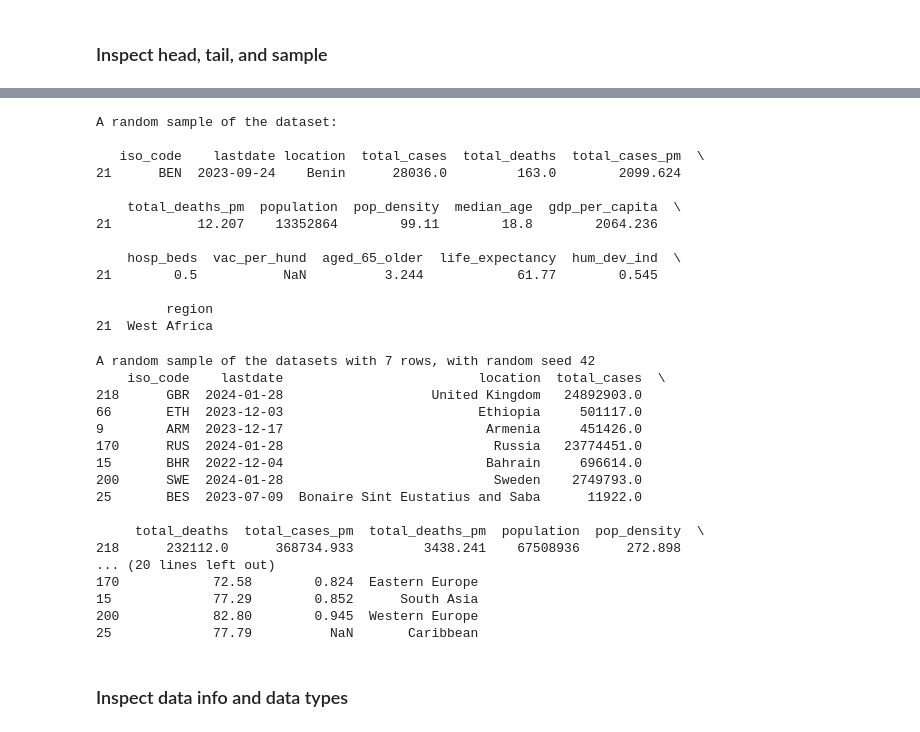
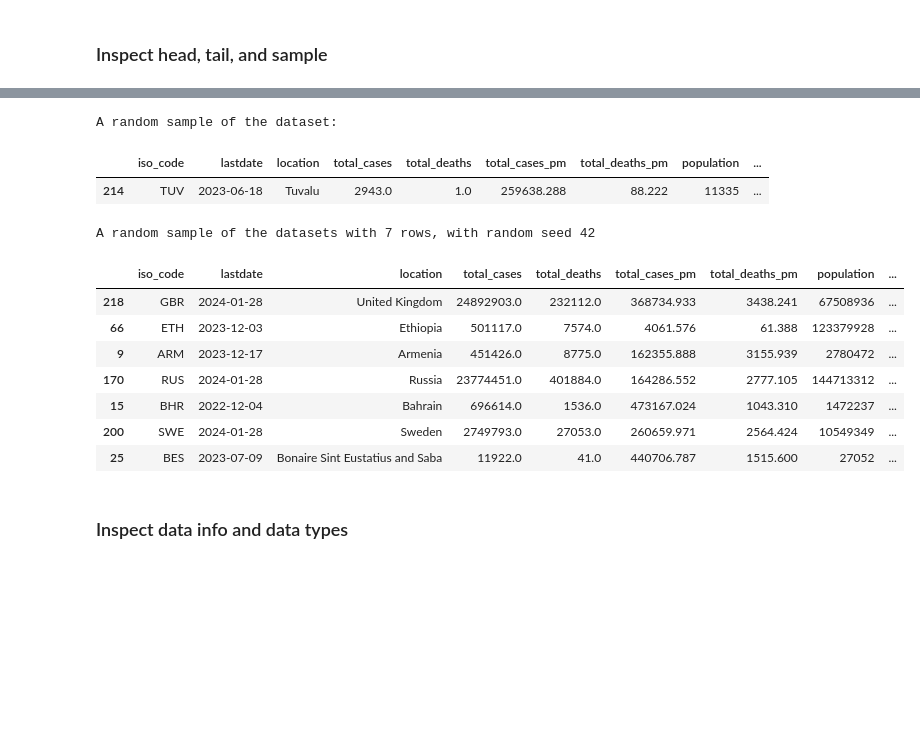
Before and after one commit to jieshu-wang-SBU/EST389_371_2026_spring, a Jupyter notebook: lectures/05-data_cleaning/05-02_first_look_at_the_data.ipynb, the cells around one changed output, grey strips where cells are left out. Drawn from its saved outputs; the diff is of its cells as text; code cells hidden in the pictures; blank space fills up the shorter version.

```diff
--- a/lectures/05-data_cleaning/05-02_first_look_at_the_data.ipynb
+++ b/lectures/05-data_cleaning/05-02_first_look_at_the_data.ipynb
@@ -64,41 +60,23 @@ The tail of the dataset:
 # %%
 print(f"A random sample of the dataset:\n")
-print(covid_data.sample())
+covid_data.sample()
 # %% [output]
 A random sample of the dataset:
-
-   iso_code    lastdate location  total_cases  total_deaths  total_cases_pm  \
-21      BEN  2023-09-24    Benin      28036.0         163.0        2099.624
-
-    total_deaths_pm  population  pop_density  median_age  gdp_per_capita  \
-21           12.207    13352864        99.11        18.8        2064.236
-
-    hosp_beds  vac_per_hund  aged_65_older  life_expectancy  hum_dev_ind  \
-21        0.5           NaN          3.244            61.77        0.545
-
-         region
-21  West Africa
+|  | iso_code | lastdate | location | total_cases | total_deaths | total_cases_pm | total_deaths_pm | population | ... |
+| 214 | TUV | 2023-06-18 | Tuvalu | 2943.0 | 1.0 | 259638.288 | 88.222 | 11335 | ... |
 # %%
 print(f"A random sample of the datasets with 7 rows, with random seed 42")
-print(covid_data.sample(n=7, random_state=42))
+covid_data.sample(n=7, random_state=42)
 # %% [output]
 A random sample of the datasets with 7 rows, with random seed 42
-    iso_code    lastdate                         location  total_cases  \
-218      GBR  2024-01-28                   United Kingdom   24892903.0
-66       ETH  2023-12-03                         Ethiopia     501117.0
-9        ARM  2023-12-17                          Armenia     451426.0
-170      RUS  2024-01-28                           Russia   23774451.0
-15       BHR  2022-12-04                          Bahrain     696614.0
-200      SWE  2024-01-28                           Sweden    2749793.0
-25       BES  2023-07-09  Bonaire Sint Eustatius and Saba      11922.0
-
-     total_deaths  total_cases_pm  total_deaths_pm  population  pop_density  \
-218      232112.0      368734.933         3438.241    67508936      272.898
-... (20 lines left out)
-170            72.58        0.824  Eastern Europe
-15             77.29        0.852      South Asia
-200            82.80        0.945  Western Europe
-25             77.79          NaN       Caribbean
+|  | iso_code | lastdate | location | total_cases | total_deaths | total_cases_pm | total_deaths_pm | population | ... |
+| 218 | GBR | 2024-01-28 | United Kingdom | 24892903.0 | 232112.0 | 368734.933 | 3438.241 | 67508936 | ... |
+| 66 | ETH | 2023-12-03 | Ethiopia | 501117.0 | 7574.0 | 4061.576 | 61.388 | 123379928 | ... |
+| 9 | ARM | 2023-12-17 | Armenia | 451426.0 | 8775.0 | 162355.888 | 3155.939 | 2780472 | ... |
+| 170 | RUS | 2024-01-28 | Russia | 23774451.0 | 401884.0 | 164286.552 | 2777.105 | 144713312 | ... |
+| 15 | BHR | 2022-12-04 | Bahrain | 696614.0 | 1536.0 | 473167.024 | 1043.310 | 1472237 | ... |
+| 200 | SWE | 2024-01-28 | Sweden | 2749793.0 | 27053.0 | 260659.971 | 2564.424 | 10549349 | ... |
+| 25 | BES | 2023-07-09 | Bonaire Sint Eustatius and Saba | 11922.0 | 41.0 | 440706.787 | 1515.600 | 27052 | ... |
 # %% [markdown]
 ### Inspect data info and data types
 # %%
```
Also changed, not shown: parts of 10 cells of this notebook.
